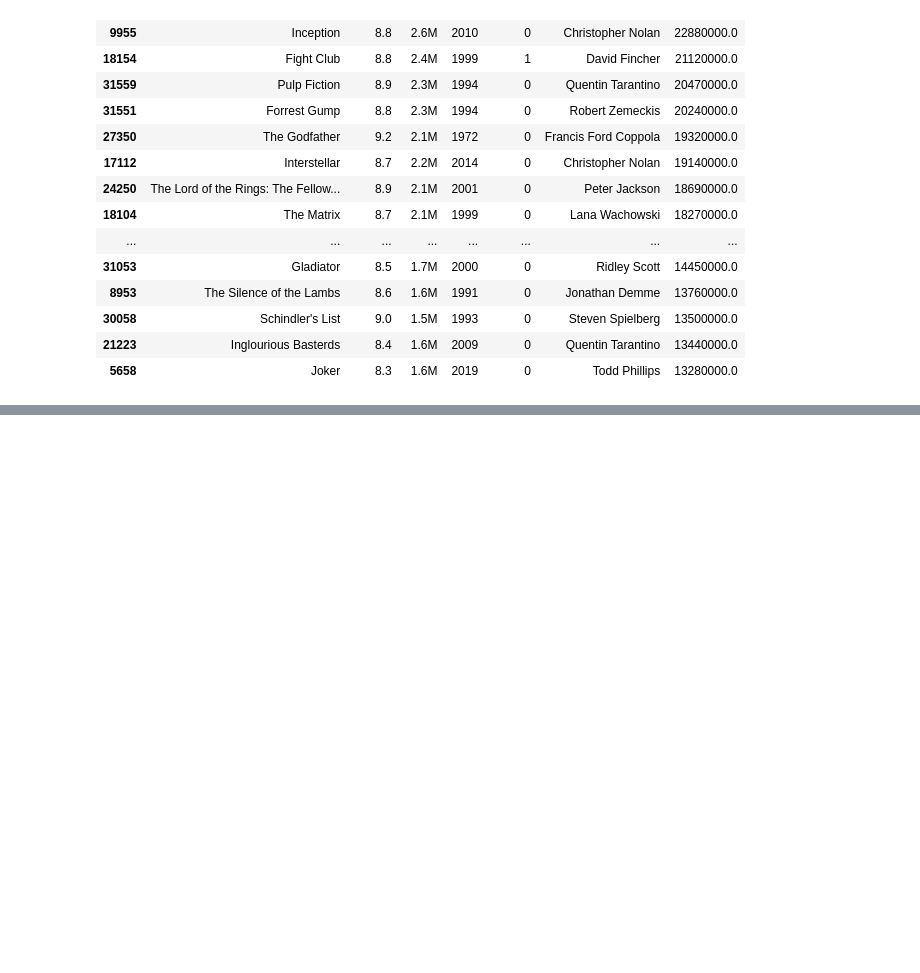
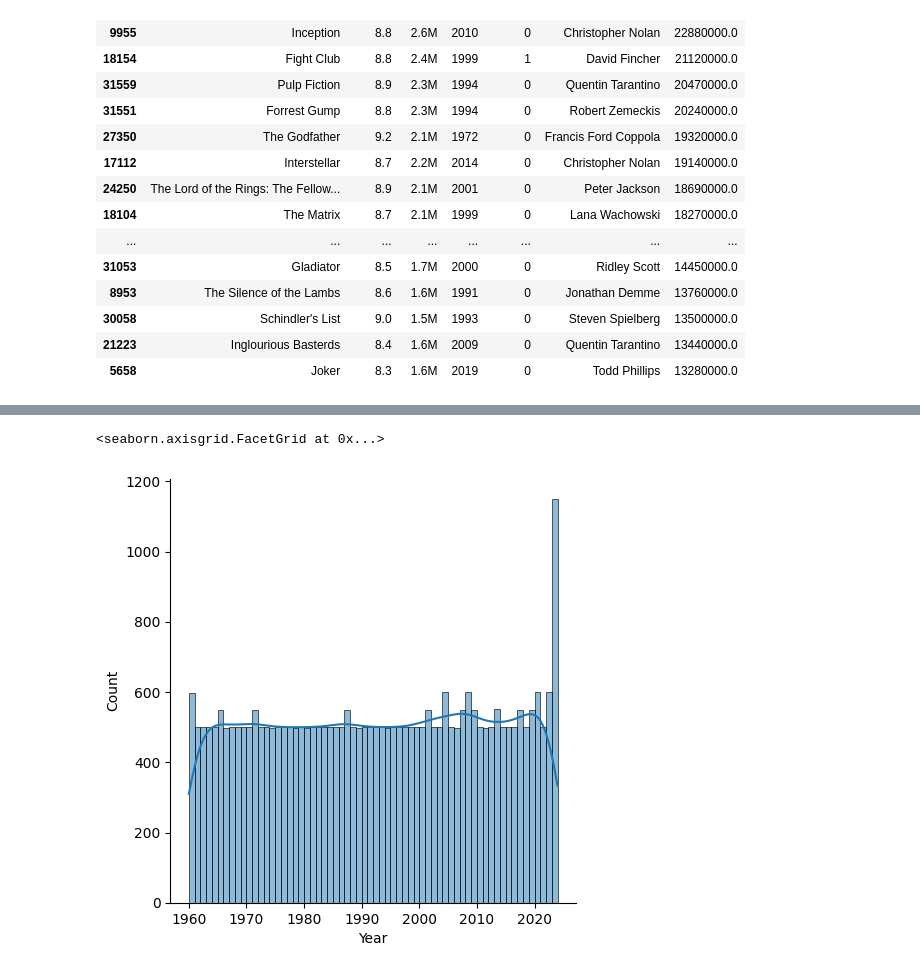
Before and after one commit to jvitsilva/Statistics_for_Data-Science, a Jupyter notebook: movies.ipynb, the cells around one changed output, grey strips where cells are left out. Saved outputs shown, nothing was run; the diff lists cells and outputs as text; code cells hidden in the pictures; blank space fills up the shorter version.

```diff
--- a/movies.ipynb
+++ b/movies.ipynb
@@ -440,0 +507,7 @@ display(filmes_df[['Title', 'Rating', 'Votes', 'Year', 'oscars', 'directors', 'S
+# %%
+# Quantidade de filmes por ano (1960 - 2024)
+ax = sns.displot(filmes_df, x = "Year", kde = True, binwidth=1)
+ax
+# %% [output]
+<seaborn.axisgrid.FacetGrid at 0x...>
+[figure, added]
```
Also changed, not shown: parts of 7 cells of this notebook, 3 other files.
